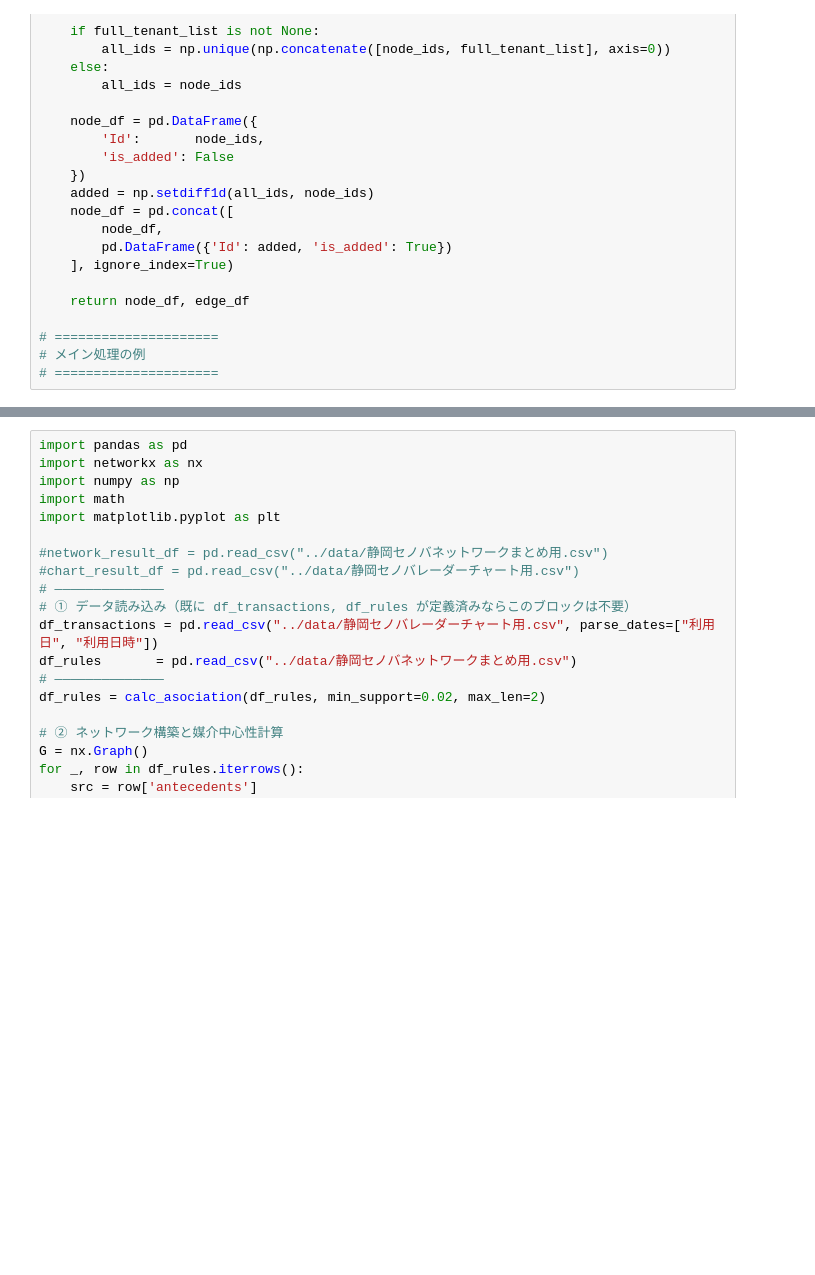
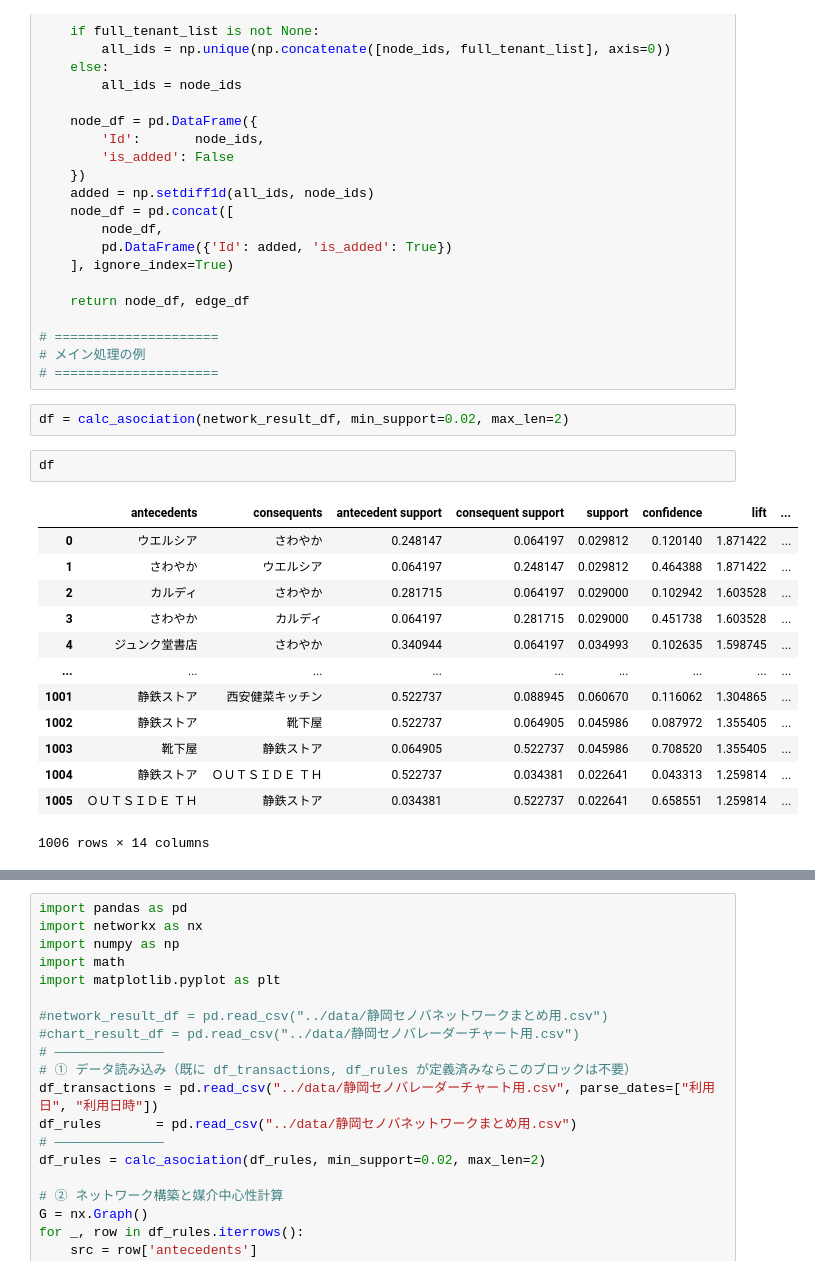
Before and after one commit to takeru403/Ipoca_network, a Jupyter notebook: notebook/eda.ipynb, the cells around one changed output, grey strips where cells are left out. Drawn from its saved outputs; the diff is of its cells as text; blank space fills up the shorter version.

```diff
--- a/notebook/eda.ipynb
+++ b/notebook/eda.ipynb
@@ -107,6 +107,24 @@ def build_node_edge_df(rules, mall_name, full_tenant_list=None):
 # =====================
 # メイン処理の例
 # =====================
+# %%
+df = calc_asociation(network_result_df, min_support=0.02, max_len=2)
+# %%
+df
+# %% [output]
+|  | antecedents | consequents | antecedent support | consequent support | support | confidence | lift | ... |
+| 0 | ウエルシア | さわやか | 0.248147 | 0.064197 | 0.029812 | 0.120140 | 1.871422 | ... |
+| 1 | さわやか | ウエルシア | 0.064197 | 0.248147 | 0.029812 | 0.464388 | 1.871422 | ... |
+| 2 | カルディ | さわやか | 0.281715 | 0.064197 | 0.029000 | 0.102942 | 1.603528 | ... |
+| 3 | さわやか | カルディ | 0.064197 | 0.281715 | 0.029000 | 0.451738 | 1.603528 | ... |
+| 4 | ジュンク堂書店 | さわやか | 0.340944 | 0.064197 | 0.034993 | 0.102635 | 1.598745 | ... |
+| ... | ... | ... | ... | ... | ... | ... | ... | ... |
+| 1001 | 静鉄ストア | 西安健菜キッチン | 0.522737 | 0.088945 | 0.060670 | 0.116062 | 1.304865 | ... |
+| 1002 | 静鉄ストア | 靴下屋 | 0.522737 | 0.064905 | 0.045986 | 0.087972 | 1.355405 | ... |
+| 1003 | 靴下屋 | 静鉄ストア | 0.064905 | 0.522737 | 0.045986 | 0.708520 | 1.355405 | ... |
+| 1004 | 静鉄ストア | ＯＵＴＳＩＤＥ ＴＨ | 0.522737 | 0.034381 | 0.022641 | 0.043313 | 1.259814 | ... |
+| 1005 | ＯＵＴＳＩＤＥ ＴＨ | 静鉄ストア | 0.034381 | 0.522737 | 0.022641 | 0.658551 | 1.259814 | ... |
+1006 rows × 14 columns
 # %%
 import pandas as pd
 import networkx as nx
```
Also changed, not shown: parts of 3 cells of this notebook, 1 other file.
